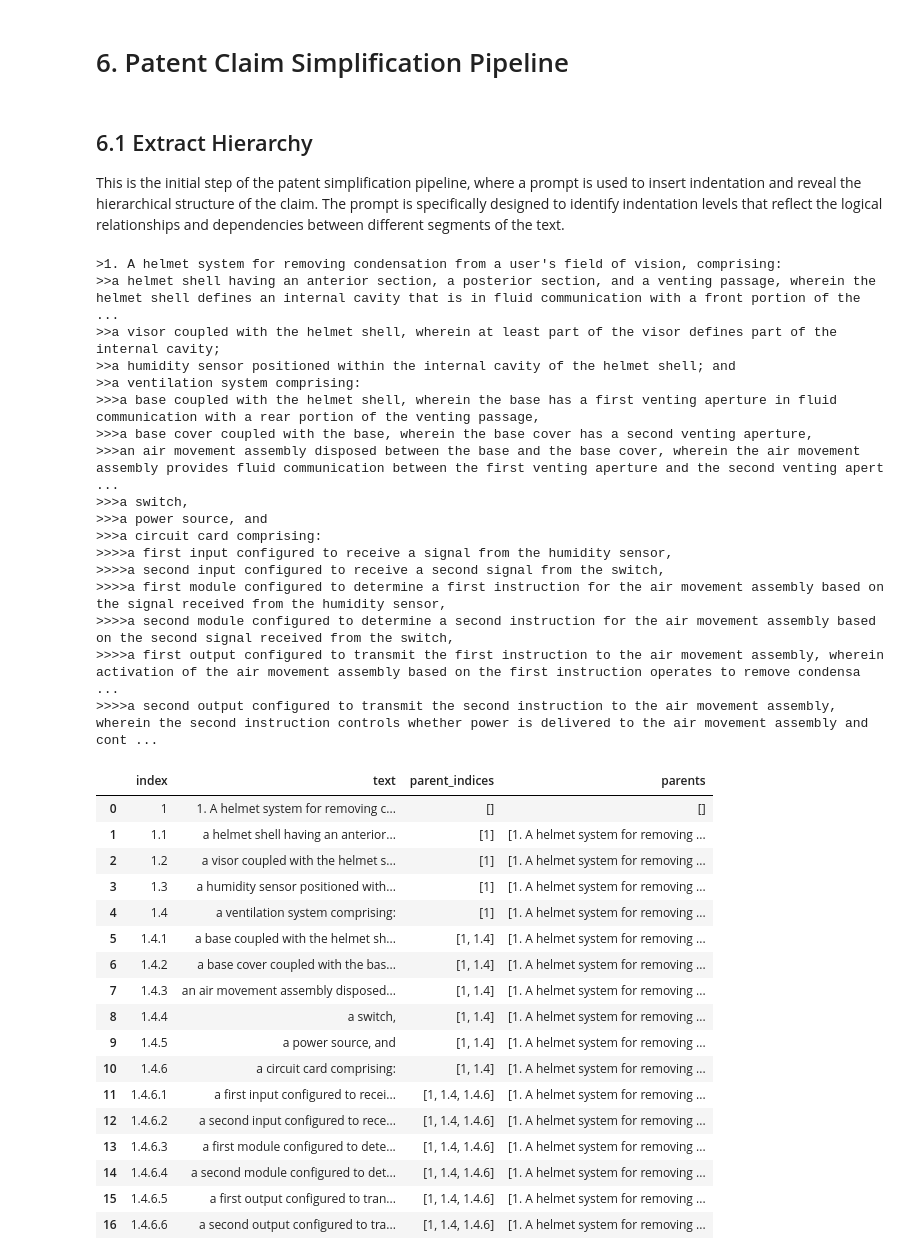
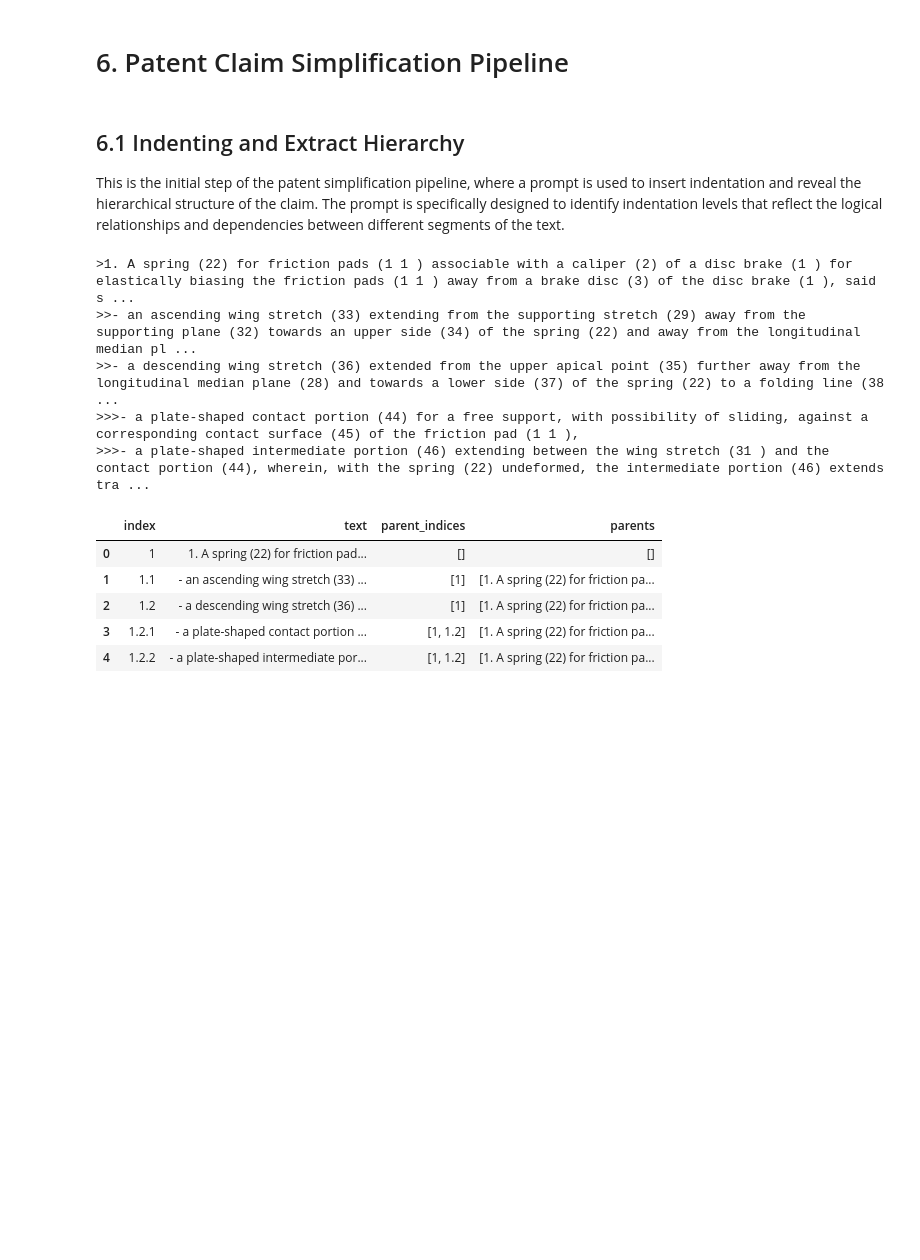
Before and after one commit to Marco-Consoloni/patent-sentence-classification, a Jupyter notebook: claim_simplification.ipynb, the cells around one changed output. Drawn from its saved outputs; the diff is of its cells as text; code cells hidden in the pictures; blank space fills up the shorter version.

```diff
--- a/claim_simplification.ipynb
+++ b/claim_simplification.ipynb
@@ -36,6 +36,7 @@ This section defines the main functions that are utilized throughout the remaind
 def count_tokens(text):
     encoding = tiktoken.get_encoding("cl100k_base")
     return len(encoding.encode(text))
+
 
 def calculate_rouge_scores_precision(text1, text2, rouge_scorer):
     """
@@ -60,7 +61,8 @@ def calculate_rouge_scores_precision(text1, text2, rouge_scorer):
         'rougeL_precision': round(score['rougeL_precision'].item(), 3),
     }
 
-def prompt_chatgpt(input_text, input_context, prompt, model="gpt-4o", temperature=0, top_p=1):
+
+def prompt_chatgpt(input_text, input_context, keywords, prompt, model="gpt-4o", temperature=0, top_p=1):
 
     # Define a prompt template for classification
     prompt_template = PromptTemplate.from_template(prompt)
@@ -81,10 +83,12 @@ def prompt_chatgpt(input_text, input_context, prompt, model="gpt-4o", temperatur
     inputs = {"input_text": input_text}
     if input_context:
         inputs["input_context"] = input_context
+    if keywords:
+        inputs['keywords'] = keywords
 
     # Format prompt
     formatted_prompt = prompt_template.format(**inputs)
-    ##print(f"Generated Prompt:\n{formatted_prompt}") # Debugging statement
+    #print(f"Generated Prompt:\n{formatted_prompt}") # Debugging statement
 
     # Invoke Chain
     output_string = chain.invoke(inputs).strip()
@@ -173,7 +177,17 @@ def create_hierarchy(text):
     return pd.DataFrame(rows)
 
 
-def append_result_to_list(results, index, input_text, context=None, rephrasing_prompt=None,
+def extract_keywords(text, keywords):
+    escaped_keywords = [re.escape(k) for k in keywords]
+    pattern = r'\b(?:' + '|'.join(escaped_keywords) + r')\b'
+    matches = re.findall(pattern, text, flags=re.IGNORECASE)
+    if matches:
+        return list(set(matches))
+    else:
+        return None
+
+
+def append_result_to_list(results, index, input_text, keywords=None, context=None, rephrasing_prompt=None,
                          rephrased_text=None, splitting_prompt=None, sentence=None,
                          pred_class=None, probs=None, rouge_scores=None, error=None):
     """
@@ -183,6 +197,7 @@ def append_result_to_list(results, index, input_text, context=None, rephrasing_p
     - results: The list to append results to
     - index: Index level of the hyerarchy
     - input_text: Original claim text
+    - keywords: keywords not to be changed
     - context: Parent claim context if available
     - rephrasing_prompt: Prompt used for rephrasing
     - rephrased_text: Text after rephrasing
@@ -200,6 +215,7 @@ def append_result_to_list(results, index, input_text, context=None, rephrasing_p
     result = {
         'index': index,
         'text': input_text,
+        'keywords': keywords,
         'context': context,
         'rephrasing_prompt': rephrasing_prompt,
         'rephrased_text': rephrased_text,
@@ -331,16 +354,17 @@ tokenizer = model.tokenizer
 
 In this section, we load a .txt file containing a single input claim to be processed by the patent simplification pipeline. Notably, the pipeline is designed to operate on one claim at a time.
 # %%
-# Patents
-filepath ="/home/fantoni/patent-sentence-classification/data/claim_simplification/US8695121B2_A42B3.txt"
+# Patents:
+#filepath ="/home/fantoni/patent-sentence-classification/data/claim_simplification/US8695121B2_A42B3.txt"
 #filepath ="/home/fantoni/patent-sentence-classification/data/claim_simplification/US11133720B2_H02K3.txt"
+#filepath ='/home/fantoni/patent-sentence-classification/data/claim_simplification/US2009101205A1_C08K318.txt'
 
-# Pavanello Patents
+# Pavanello Patents:
 #filepath ="/home/fantoni/patent-sentence-classification/data/claim_simplification/IT-201900008253-A1_B65G1-023.txt"
 #filepath ="/home/fantoni/patent-sentence-classification/data/claim_simplification/US-10733341-B1_G06F30-30.txt"
 #filepath ="/home/fantoni/patent-sentence-classification/data/claim_simplification/WO-2017216367-A1_C08J5-0405.txt"
 #filepath ="/home/fantoni/patent-sentence-classification/data/claim_simplification/WO-2019021161-A1_F16D65-12.txt"
-#filepath ="/home/fantoni/patent-sentence-classification/data/claim_simplification/WO-2019243958-A1_F16D55-288.txt"
+filepath ="/home/fantoni/patent-sentence-classification/data/claim_simplification/WO-2019243958-A1_F16D55-288.txt"
 #filepath ="/home/fantoni/patent-sentence-classification/data/claim_simplification/WO-2020058819-A1_B6078-1706.txt"
 #filepath = "/home/fantoni/patent-sentence-classification/data/claim_simplification/WO-2022144719-A1_B6078-261.txt"
 
@@ -355,51 +379,27 @@ filename = os.path.splitext(os.path.basename(filepath))[0]
 # %% [markdown]
 # 6. Patent Claim Simplification Pipeline
 # %% [markdown]
-## 6.1 Extract Hierarchy
+## 6.1 Indenting and Extract Hierarchy
 
 This is the initial step of the patent simplification pipeline, where a prompt is used to insert indentation and reveal the hierarchical structure of the claim. The prompt is specifically designed to identify indentation levels that reflect the logical relationships and dependencies between different segments of the text.
 # %%
 # Indent text with prompt
-output_string, _ = prompt_chatgpt(input_text=input_text, input_context=None, prompt=indenting_prompt, model='gpt-3.5-turbo')
+output_string, _ = prompt_chatgpt(input_text=input_text, input_context=None, keywords=None, prompt=indenting_prompt, model='gpt-3.5-turbo')
 print(output_string)
 
 # Extract hierarchy using a custom function and convert the output into a structured DataFrame
 # The extracted indentation levels are parsed into a tabular format for further processing.
 df = create_hierarchy(output_string)
 df
 # %% [output]
->1. A helmet system for removing condensation from a user's field of vision, comprising:
->>a helmet shell having an anterior section, a posterior section, and a venting passage, wherein the helmet shell defines an internal cavity that is in fluid communication with a front portion of the  ...
->>a visor coupled with the helmet shell, wherein at least part of the visor defines part of the internal cavity;
->>a humidity sensor positioned within the internal cavity of the helmet shell; and
->>a ventilation system comprising:
->>>a base coupled with the helmet shell, wherein the base has a first venting aperture in fluid communication with a rear portion of the venting passage,
->>>a base cover coupled with the base, wherein the base cover has a second venting aperture,
->>>an air movement assembly disposed between the base and the base cover, wherein the air movement assembly provides fluid communication between the first venting aperture and the second venting apert ...
->>>a switch,
->>>a power source, and
->>>a circuit card comprising:
->>>>a first input configured to receive a signal from the humidity sensor,
->>>>a second input configured to receive a second signal from the switch,
->>>>a first module configured to determine a first instruction for the air movement assembly based on the signal received from the humidity sensor,
->>>>a second module configured to determine a second instruction for the air movement assembly based on the second signal received from the switch,
->>>>a first output configured to transmit the first instruction to the air movement assembly, wherein activation of the air movement assembly based on the first instruction operates to remove condensa ...
->>>>a second output configured to transmit the second instruction to the air movement assembly, wherein the second instruction controls whether power is delivered to the air movement assembly and cont ...
+>1. A spring (22) for friction pads (1 1 ) associable with a caliper (2) of a disc brake (1 ) for elastically biasing the friction pads (1 1 ) away from a brake disc (3) of the disc brake (1 ), said s ...
+>>- an ascending wing stretch (33) extending from the supporting stretch (29) away from the supporting plane (32) towards an upper side (34) of the spring (22) and away from the longitudinal median pl ...
+>>- a descending wing stretch (36) extended from the upper apical point (35) further away from the longitudinal median plane (28) and towards a lower side (37) of the spring (22) to a folding line (38 ...
+>>>- a plate-shaped contact portion (44) for a free support, with possibility of sliding, against a corresponding contact surface (45) of the friction pad (1 1 ),
+>>>- a plate-shaped intermediate portion (46) extending between the wing stretch (31 ) and the contact portion (44), wherein, with the spring (22) undeformed, the intermediate portion (46) extends tra ...
 |  | index | text | parent_indices | parents |
-| 0 | 1 | 1. A helmet system for removing c... | [] | [] |
-| 1 | 1.1 | a helmet shell having an anterior... | [1] | [1. A helmet system for removing ... |
-| 2 | 1.2 | a visor coupled with the helmet s... | [1] | [1. A helmet system for removing ... |
-| 3 | 1.3 | a humidity sensor positioned with... | [1] | [1. A helmet system for removing ... |
-| 4 | 1.4 | a ventilation system comprising: | [1] | [1. A helmet system for removing ... |
-| 5 | 1.4.1 | a base coupled with the helmet sh... | [1, 1.4] | [1. A helmet system for removing ... |
-| 6 | 1.4.2 | a base cover coupled with the bas... | [1, 1.4] | [1. A helmet system for removing ... |
-| 7 | 1.4.3 | an air movement assembly disposed... | [1, 1.4] | [1. A helmet system for removing ... |
-| 8 | 1.4.4 | a switch, | [1, 1.4] | [1. A helmet system for removing ... |
-| 9 | 1.4.5 | a power source, and | [1, 1.4] | [1. A helmet system for removing ... |
-| 10 | 1.4.6 | a circuit card comprising: | [1, 1.4] | [1. A helmet system for removing ... |
-| 11 | 1.4.6.1 | a first input configured to recei... | [1, 1.4, 1.4.6] | [1. A helmet system for removing ... |
-| 12 | 1.4.6.2 | a second input configured to rece... | [1, 1.4, 1.4.6] | [1. A helmet system for removing ... |
-| 13 | 1.4.6.3 | a first module configured to dete... | [1, 1.4, 1.4.6] | [1. A helmet system for removing ... |
-| 14 | 1.4.6.4 | a second module configured to det... | [1, 1.4, 1.4.6] | [1. A helmet system for removing ... |
-| 15 | 1.4.6.5 | a first output configured to tran... | [1, 1.4, 1.4.6] | [1. A helmet system for removing ... |
-| 16 | 1.4.6.6 | a second output configured to tra... | [1, 1.4, 1.4.6] | [1. A helmet system for removing ... |
+| 0 | 1 | 1. A spring (22) for friction pad... | [] | [] |
+| 1 | 1.1 | - an ascending wing stretch (33) ... | [1] | [1. A spring (22) for friction pa... |
+| 2 | 1.2 | - a descending wing stretch (36) ... | [1] | [1. A spring (22) for friction pa... |
+| 3 | 1.2.1 | - a plate-shaped contact portion ... | [1, 1.2] | [1. A spring (22) for friction pa... |
+| 4 | 1.2.2 | - a plate-shaped intermediate por... | [1, 1.2] | [1. A spring (22) for friction pa... |
```
Also changed, not shown: parts of 9 cells of this notebook, 2 other files.
